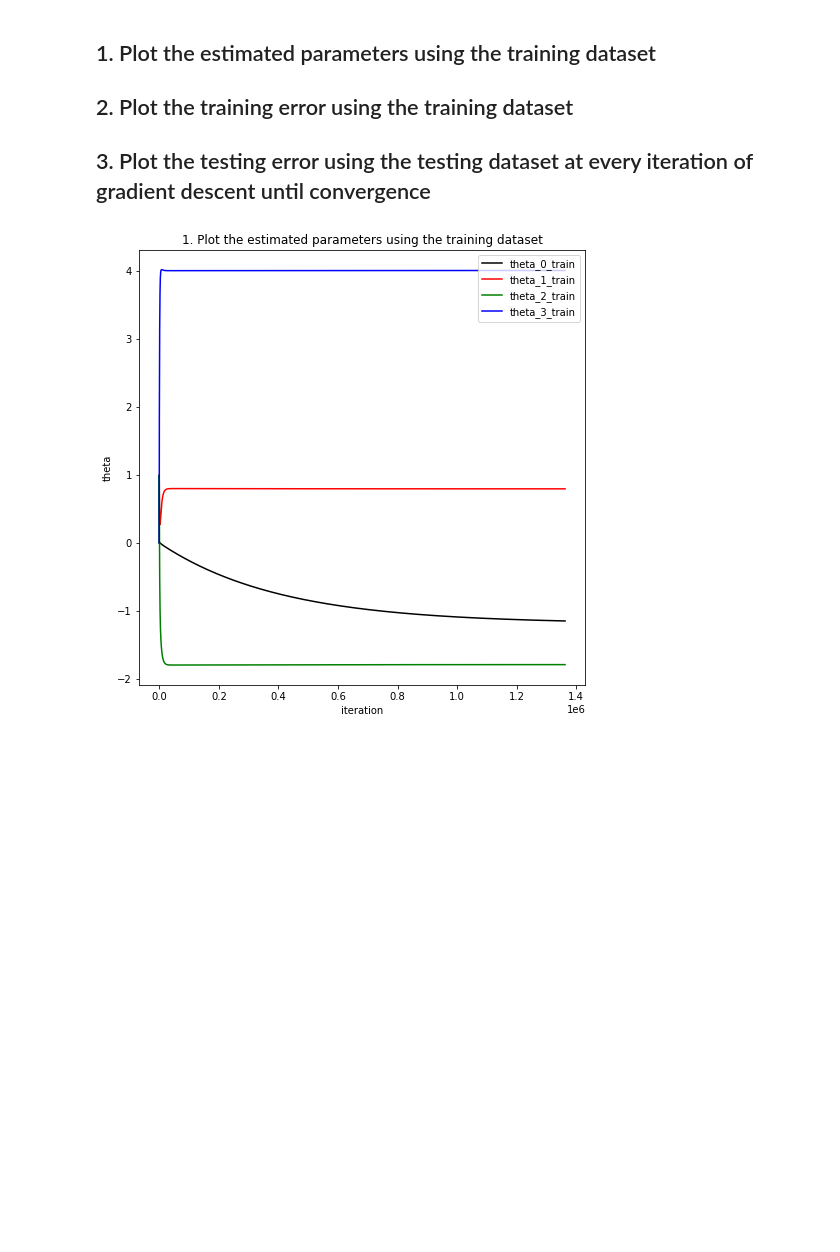
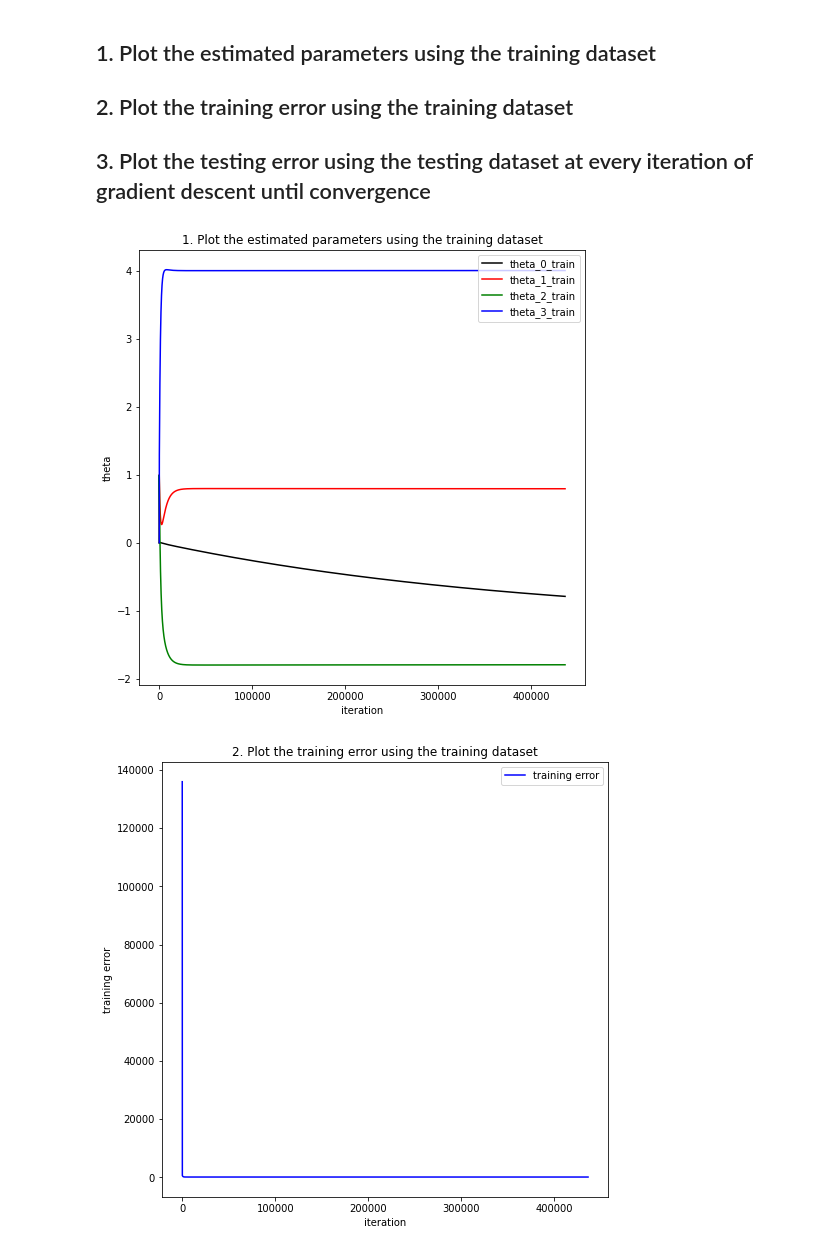
Before and after one commit to Reichidad/Machine-Learning-2020-Spring-Class, a Jupyter notebook: assignment04.ipynb, the cells around one changed output. Saved outputs shown, nothing was run; the diff lists cells and outputs as text; code cells hidden in the pictures; blank space fills up the shorter version.

Commit message:
2. training error Done / 3. testing error In Progress

```diff
--- a/assignment04.ipynb
+++ b/assignment04.ipynb
@@ -84,8 +84,9 @@ theta_1_train_list = []
 theta_2_train_list = []
 theta_3_train_list = []
 ob_list = []
+ob_test_list = []
 
-# theta value for each iteration
+# theta value for each training set iteration
 # initial conditions are all 0
 theta_0_train = 0
 theta_1_train = 0
@@ -101,45 +102,64 @@ iteration = 0
 
 # iteration for training set
 while True:
+  # function values for training and testing data
+  # important: iteration for gradient descent can handle with only training set
+  # theta can only deal with training data
   func_train = linear_model(theta_0_train, theta_1_train, theta_2_train, theta_3_train, x_train, y_train, z_train)
+  func_test = linear_model(theta_0_train, theta_1_train, theta_2_train, theta_3_train, x_test, y_test, z_test)
+  # error calculation for training and testing data
   ob_value = objective_function(func_train, h_train)
-
+  ob_test_value = objective_function(func_test, h_test)
+  # store training theta change for this iteration
   theta_0_train_list.append(theta_0_train)
   theta_1_train_list.append(theta_1_train)
   theta_2_train_list.append(theta_2_train)
   theta_3_train_list.append(theta_3_train)
+  # store error value for each data into each list
   ob_list.append(ob_value)
+  ob_test_list.append(ob_test_value)
 
   # escape rule
   if iteration > 1:
-    if ob_list[iteration-1] == ob_list[iteration] :
+    if ob_list[iteration-1] - ob_list[iteration] < 0.0000001:
       iteration += 1
       break
 
+  # gradient descent for training theta
   theta_0_train = theta_desc(theta_0_train, func_train, h_train, alpha, x_train, y_train, z_train, 0)
   theta_1_train = theta_desc(theta_1_train, func_train, h_train, alpha, x_train, y_train, z_train, 1)
   theta_2_train = theta_desc(theta_2_train, func_train, h_train, alpha, x_train, y_train, z_train, 2)
   theta_3_train = theta_desc(theta_3_train, func_train, h_train, alpha, x_train, y_train, z_train, 3)
   iteration += 1
 
 # 1. Plot the estimated parameters using the training dataset
 # theta at every iteration of gradient descent until convergence
 # theta 0: black
 # theta 1: red
 # theta 2: green
 # theta 3: blue
 iterations = [i for i in range(iteration)]
 plt.figure(1, figsize=(8,8))
 plt.title("1. Plot the estimated parameters using the training dataset")
 plt.xlabel("iteration")
 plt.ylabel("theta")
 plt.plot(iterations, theta_0_train_list, c='k', label="theta_0_train")
 plt.plot(iterations, theta_1_train_list, c='r', label="theta_1_train")
 plt.plot(iterations, theta_2_train_list, c='g', label="theta_2_train")
 plt.plot(iterations, theta_3_train_list, c='b', label="theta_3_train")
 plt.legend(loc='upper right')
 
+# 2. Plot the training error using the training dataset
+# plot the training error J at every iteration in blue color
+plt.figure(2, figsize=(8,8))
+plt.title("2. Plot the training error using the training dataset" )
+plt.xlabel("iteration")
+plt.ylabel("training error")
+plt.plot(iterations, ob_list, c='b', label="training error")
+plt.legend()
+
 plt.show()
 # %% [output]
-[figure, old version]
+[figure, new version]
+[figure, added]
 # %%
```
Also changed, not shown: parts of 1 cell of this notebook.
